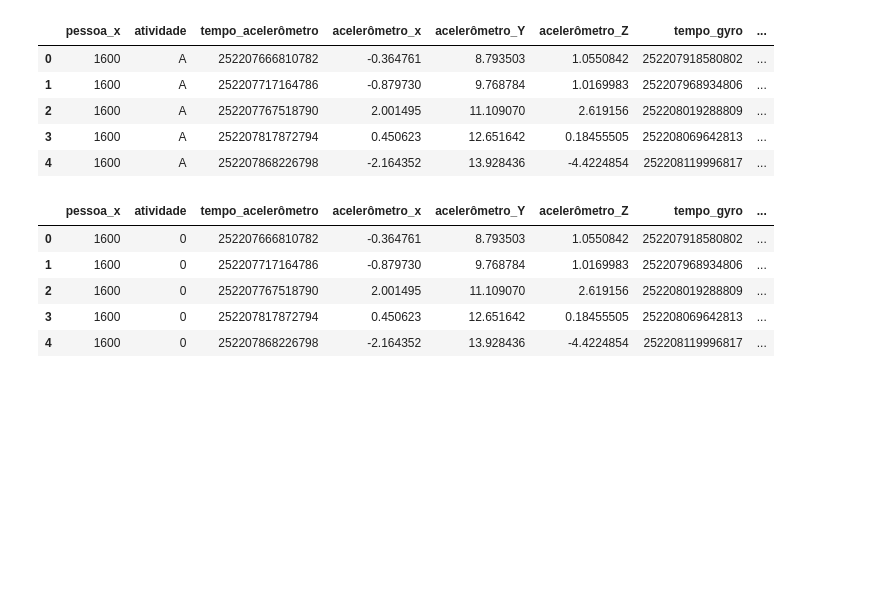
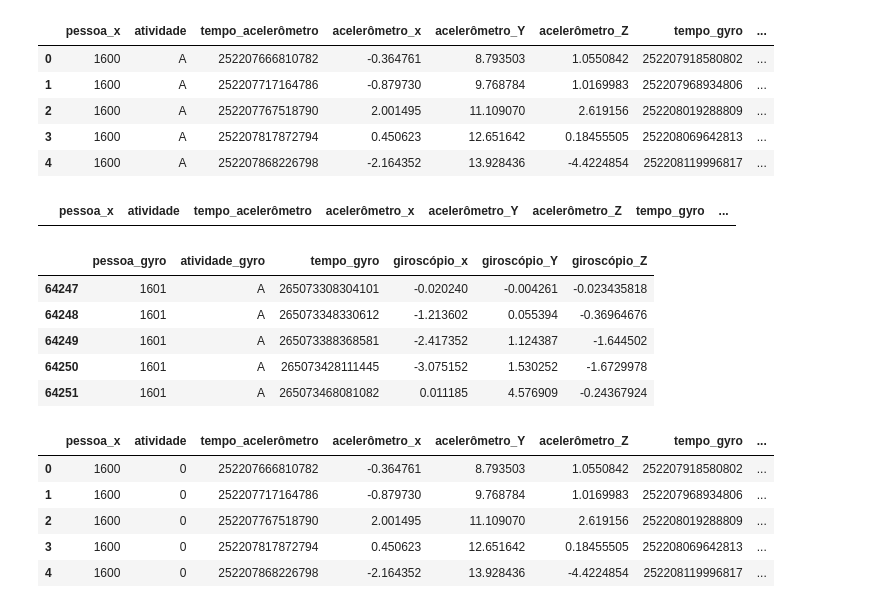
Before and after one commit to cris33rj/LSTM_giroscopio_acelerometro, a Jupyter notebook: Code/DataPrep/concat_ajustado_phone_accel_gyro_by_comparacao_grupos.ipynb, the cells around one changed output. Cells and saved outputs as stored; diff of their text form; code cells hidden in the pictures; blank space fills up the shorter version.

```diff
--- a/Code/DataPrep/concat_ajustado_phone_accel_gyro_by_comparacao_grupos.ipynb
+++ b/Code/DataPrep/concat_ajustado_phone_accel_gyro_by_comparacao_grupos.ipynb
@@ -23,7 +23,7 @@ import os
 
 r_seed = 42
 
-WORKDIR = 'C:/Users/thewr/git/LSTM_giroscopio_acelerometro.git/'
+WORKDIR = 'C:/Users/cristiano.nascimento/git/LSTM_giroscopio_acelerometro/'
 np.random.seed(r_seed)
 tf.random.set_seed(r_seed)
 data_hora= datetime.now().strftime('%Y-%m-%d_%H-%M-%S')
@@ -404,0 +293,2 @@ result = pd.concat([df1_filtered, df2_filtered], axis=1) '''
+# %%
+test2 = df_csv_gyro[(df_csv_gyro['pessoa_gyro']==1607) & (df_csv_gyro['atividade_gyro']=='j')]
@@ -473,8 +371,21 @@ result_concatenation.head()
+# %%
+test3.head()
+# %% [output]
+|  | pessoa_x | atividade | tempo_acelerômetro | acelerômetro_x | acelerômetro_Y | acelerômetro_Z | tempo_gyro | ... |
 # %%
 # Define the mapping dictionary
 mapping_dict = {'A':0,'B':1,'C':2,'D':3,'E':4,'F':5,'G':6,'H':7,'I':8,'J':9,'K':10,'L':11,'M':12,'O':13,'P':14,'Q':15,'R':16,'S':17}
 # %%
 result_concatenation["atividade"] = result_concatenation["atividade"].replace(to_replace=mapping_dict)
+# %%
+test2.head()
+# %% [output]
+|  | pessoa_gyro | atividade_gyro | tempo_gyro | giroscópio_x | giroscópio_Y | giroscópio_Z |
+| 64247 | 1601 | A | 265073308304101 | -0.020240 | -0.004261 | -0.023435818 |
+| 64248 | 1601 | A | 265073348330612 | -1.213602 | 0.055394 | -0.36964676 |
+| 64249 | 1601 | A | 265073388368581 | -2.417352 | 1.124387 | -1.644502 |
+| 64250 | 1601 | A | 265073428111445 | -3.075152 | 1.530252 | -1.6729978 |
+| 64251 | 1601 | A | 265073468081082 | 0.011185 | 4.576909 | -0.24367924 |
 # %%
 result_concatenation.head()
 # %% [output]
```
Also changed, not shown: parts of 33 cells of this notebook, 26 other files.
